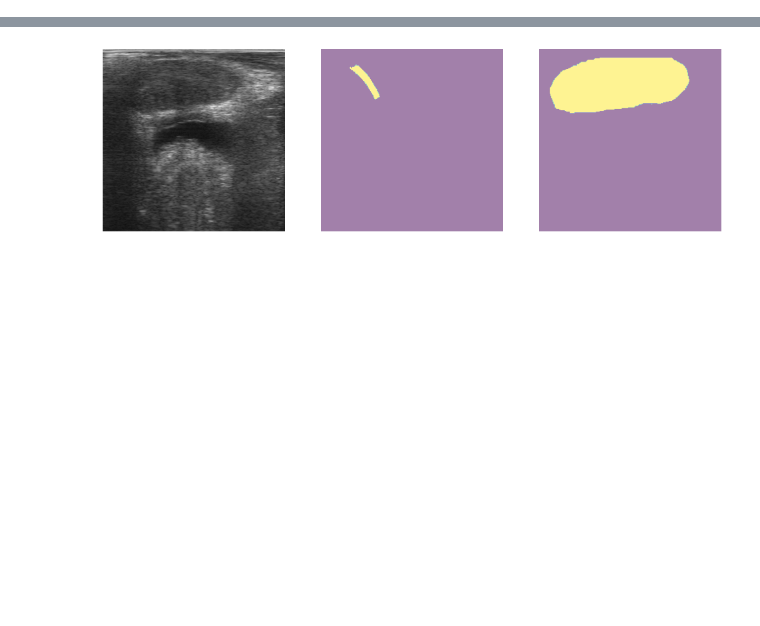
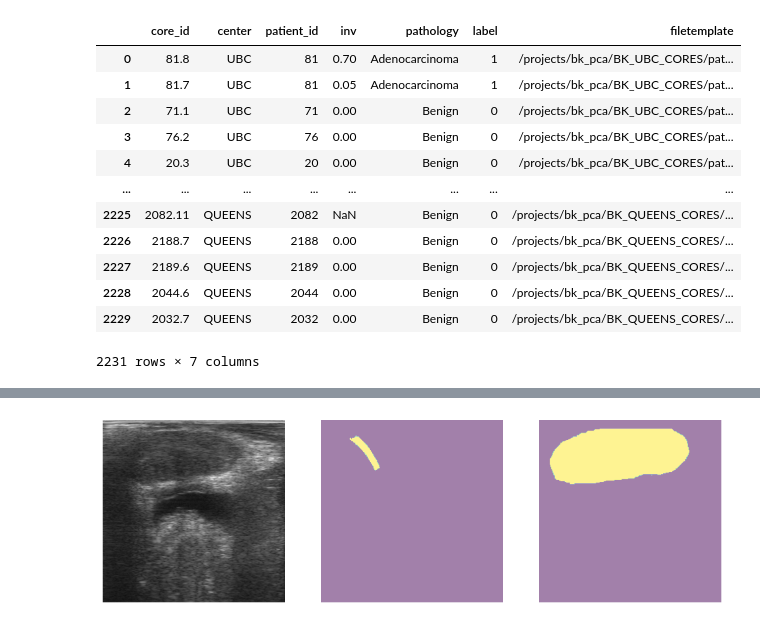
Before and after one commit to mharmanani/cinepro, a Jupyter notebook: explore_bk copy.ipynb, the cells around one changed output, grey strips where cells are left out. Drawn from its saved outputs; the diff is of its cells as text; code cells hidden in the pictures; blank space fills up the shorter version.

```diff
--- a/explore_bk copy.ipynb
+++ b/explore_bk copy.ipynb
@@ -0,0 +4,53 @@
+# %%
+def extract_info_json(info_array, df, _pandas_idx=0):
+    import json
+    dicts = [df] if df.shape[0] > 0 else []
+    for info in info_array:
+        data = json.load(open(info))
+        center = re.findall('BK_(\w+)_CORES', info)[0]
+        core_idx = re.findall('pat(\d+)_cor(\d+)', info)[0]
+        core_id = core_idx[0] + '.' + core_idx[1]
+        entry = {
+                'core_id': core_id,
+                'center': center,
+                'patient_id': core_id.split('.')[0],
+                'inv': data['Involvement'] / 100,
+                'pathology': data['Pathology'],
+                'label': 0 if data['Pathology'] == 'Benign' else 1,
+                'filetemplate': info.replace('_info.json', '')
+            }
+        dicts.append(pd.DataFrame(entry, index=[_pandas_idx]))
+        _pandas_idx += 1
+
+    df = pd.concat(dicts)
+    return df
+# %%
+def make_table(ubc=True, queens=True):
+    df = pd.DataFrame(columns=['core_id', 'center', 'patient_id', 'inv', 'pathology', 'label'])
+    ubc_cores = os.listdir(DATA_CORES_UBC)
+    queens_cores = os.listdir(DATA_CORES_QUEENS)
+
+    if ubc:
+        ubc_info = [DATA_CORES_UBC+filename for filename in ubc_cores if filename.endswith(".json")]
+        df = extract_info_json(ubc_info, df)
+    if queens:
+        queens_info = [DATA_CORES_QUEENS+filename for filename in queens_cores if filename.endswith(".json")]
+        df = extract_info_json(queens_info, df, df.shape[0]-1)
+
+    return df
+
+make_table().sort_index()
+# %% [output]
+|  | core_id | center | patient_id | inv | pathology | label | filetemplate |
+| 0 | 81.8 | UBC | 81 | 0.70 | Adenocarcinoma | 1 | /projects/bk_pca/BK_UBC_CORES/pat... |
+| 1 | 81.7 | UBC | 81 | 0.05 | Adenocarcinoma | 1 | /projects/bk_pca/BK_UBC_CORES/pat... |
+| 2 | 71.1 | UBC | 71 | 0.00 | Benign | 0 | /projects/bk_pca/BK_UBC_CORES/pat... |
+| 3 | 76.2 | UBC | 76 | 0.00 | Benign | 0 | /projects/bk_pca/BK_UBC_CORES/pat... |
+| 4 | 20.3 | UBC | 20 | 0.00 | Benign | 0 | /projects/bk_pca/BK_UBC_CORES/pat... |
+| ... | ... | ... | ... | ... | ... | ... | ... |
+| 2225 | 2082.11 | QUEENS | 2082 | NaN | Benign | 0 | /projects/bk_pca/BK_QUEENS_CORES/... |
+| 2226 | 2188.7 | QUEENS | 2188 | 0.00 | Benign | 0 | /projects/bk_pca/BK_QUEENS_CORES/... |
+| 2227 | 2189.6 | QUEENS | 2189 | 0.00 | Benign | 0 | /projects/bk_pca/BK_QUEENS_CORES/... |
+| 2228 | 2044.6 | QUEENS | 2044 | 0.00 | Benign | 0 | /projects/bk_pca/BK_QUEENS_CORES/... |
+| 2229 | 2032.7 | QUEENS | 2032 | 0.00 | Benign | 0 | /projects/bk_pca/BK_QUEENS_CORES/... |
+2231 rows × 7 columns
```
Also changed, not shown: parts of 16 cells of this notebook, 5 other files.
